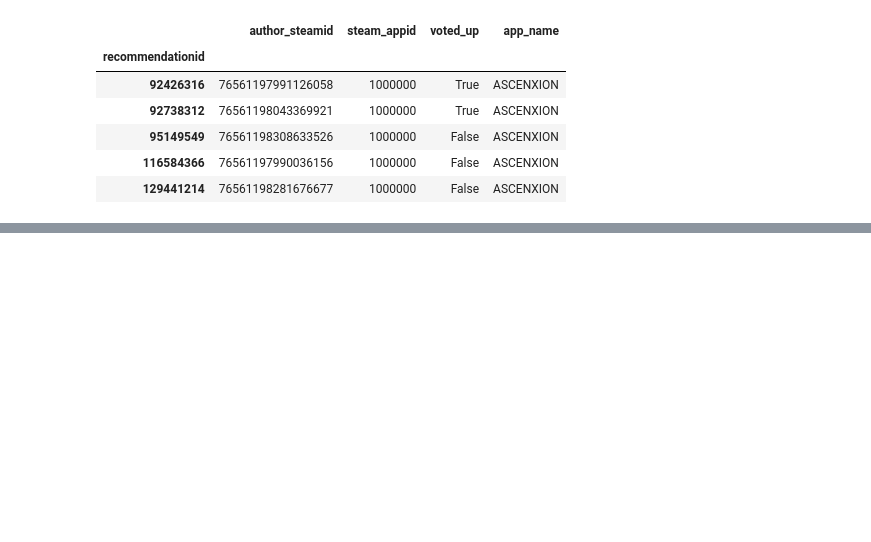
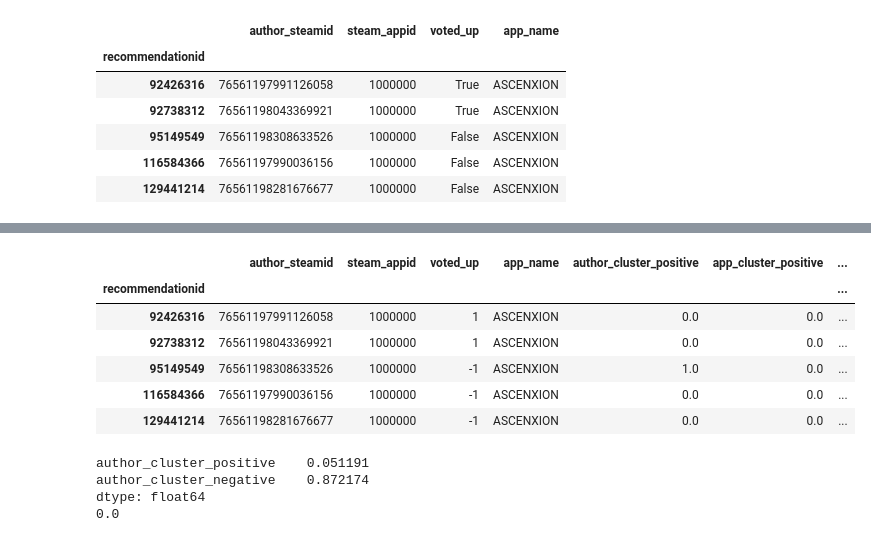
Before and after one commit to zbvc42/steam_recommendation_system, a Jupyter notebook: notebooks/07 - Collaborative Filtering/01 - Funk SVD.ipynb, the cells around one changed output, grey strips where cells are left out. Cells and saved outputs as stored; diff of their text form; code cells hidden in the pictures; blank space fills up the shorter version.

```diff
--- a/notebooks/07 - Collaborative Filtering/01 - Funk SVD.ipynb
+++ b/notebooks/07 - Collaborative Filtering/01 - Funk SVD.ipynb
@@ -73 +96,31 @@ df_reviews.head()
+# %%
+df_reviews["voted_up"] = -(1 - 2 * df_reviews["voted_up"])
+df_reviews.head()
+# %% [output]
+|  | author_steamid | steam_appid | voted_up | app_name | author_cluster_positive | app_cluster_positive | ... |
+| recommendationid |  |  |  |  |  |  | ... |
+| 92426316 | 76561197991126058 | 1000000 | 1 | ASCENXION | 0.0 | 0.0 | ... |
+| 92738312 | 76561198043369921 | 1000000 | 1 | ASCENXION | 0.0 | 0.0 | ... |
+| 95149549 | 76561198308633526 | 1000000 | -1 | ASCENXION | 1.0 | 0.0 | ... |
+| 116584366 | 76561197990036156 | 1000000 | -1 | ASCENXION | 0.0 | 0.0 | ... |
+| 129441214 | 76561198281676677 | 1000000 | -1 | ASCENXION | 0.0 | 0.0 | ... |
+# %%
+df_author_clusters = df_reviews.groupby("author_steamid")[
+    ["author_cluster_positive", "author_cluster_negative"]
+].mean()
+print(df_author_clusters.isna().sum() / len(df_author_clusters))
+print(
+    len(
+        df_author_clusters[
+            df_author_clusters["author_cluster_positive"].isna()
+            & df_author_clusters["author_cluster_negative"].isna()
+        ]
+    )
+    / len(df_author_clusters)
+)
+# %% [output]
+author_cluster_positive    0.051191
+author_cluster_negative    0.872174
+dtype: float64
+0.0
 # %%
```
Also changed, not shown: parts of 14 cells of this notebook.
